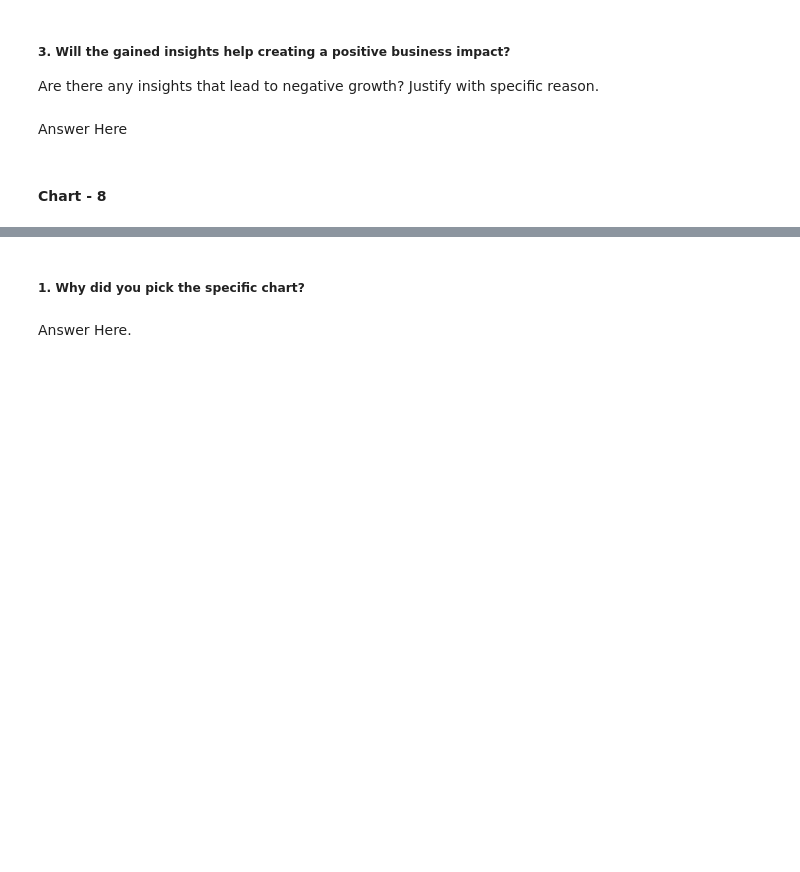
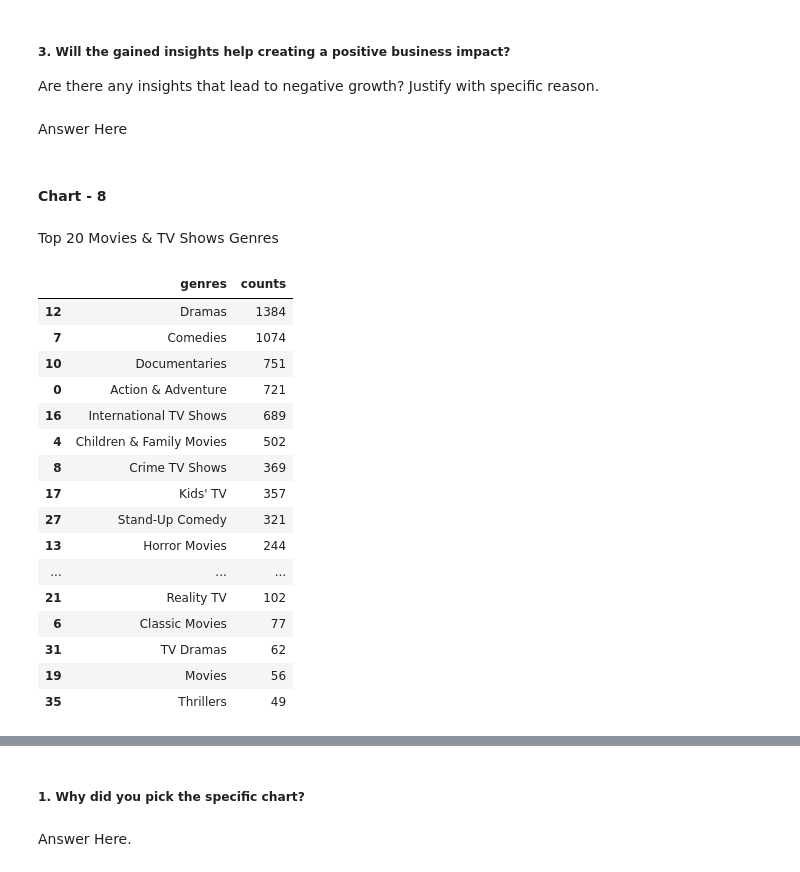
Before and after one commit to thepankaj018/Netflix-Movies-TV-Shows-Clustering, a Jupyter notebook: Netflix_Movies_&_TV_Shows_Clustering.ipynb, the cells around one changed output, grey strips where cells are left out. Saved outputs shown, nothing was run; the diff lists cells and outputs as text; code cells hidden in the pictures; blank space fills up the shorter version.

```diff
--- a/Netflix_Movies_&_TV_Shows_Clustering.ipynb
+++ b/Netflix_Movies_&_TV_Shows_Clustering.ipynb
@@ -282,0 +300,3 @@ df['country'] = df['country'].apply(lambda x : x.split(",")[0])
+# %%
+# Choosing the main genres
+df['genres'] = df['listed_in'].apply(lambda x : x.split(",")[0])
@@ -692,0 +725,24 @@ Answer Here
+# %% [markdown]
+Top 20 Movies & TV Shows Genres
+# %%
+# calling the function
+genres_df = create_temp_df(df,'genres').iloc[:20,:]
+genres_df
+# %% [output]
+|  | genres | counts |
+| 12 | Dramas | 1384 |
+| 7 | Comedies | 1074 |
+| 10 | Documentaries | 751 |
+| 0 | Action & Adventure | 721 |
+| 16 | International TV Shows | 689 |
+| 4 | Children & Family Movies | 502 |
+| 8 | Crime TV Shows | 369 |
+| 17 | Kids' TV | 357 |
+| 27 | Stand-Up Comedy | 321 |
+| 13 | Horror Movies | 244 |
+| ... | ... | ... |
+| 21 | Reality TV | 102 |
+| 6 | Classic Movies | 77 |
+| 31 | TV Dramas | 62 |
+| 19 | Movies | 56 |
+| 35 | Thrillers | 49 |
```
Also changed, not shown: parts of 12 cells of this notebook.
